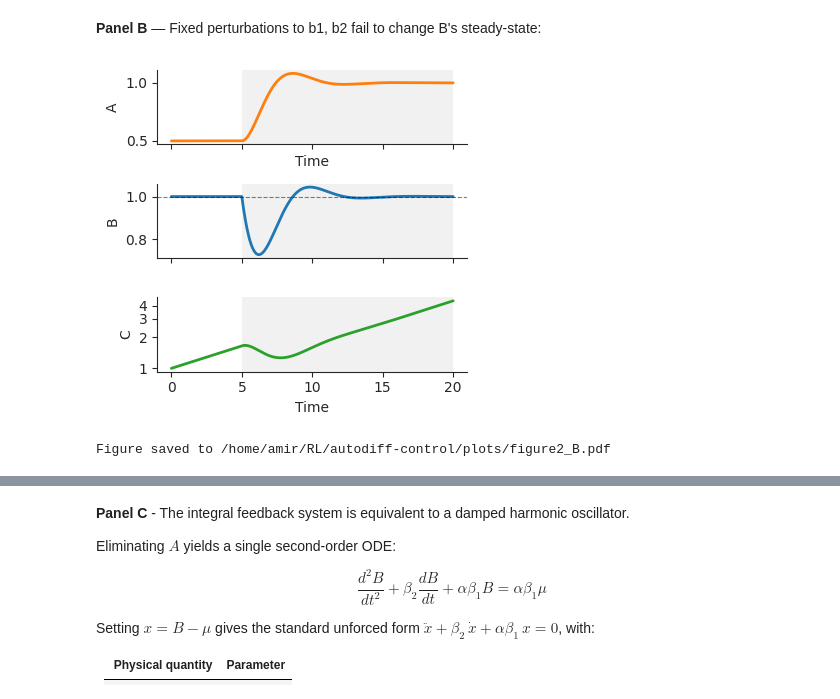
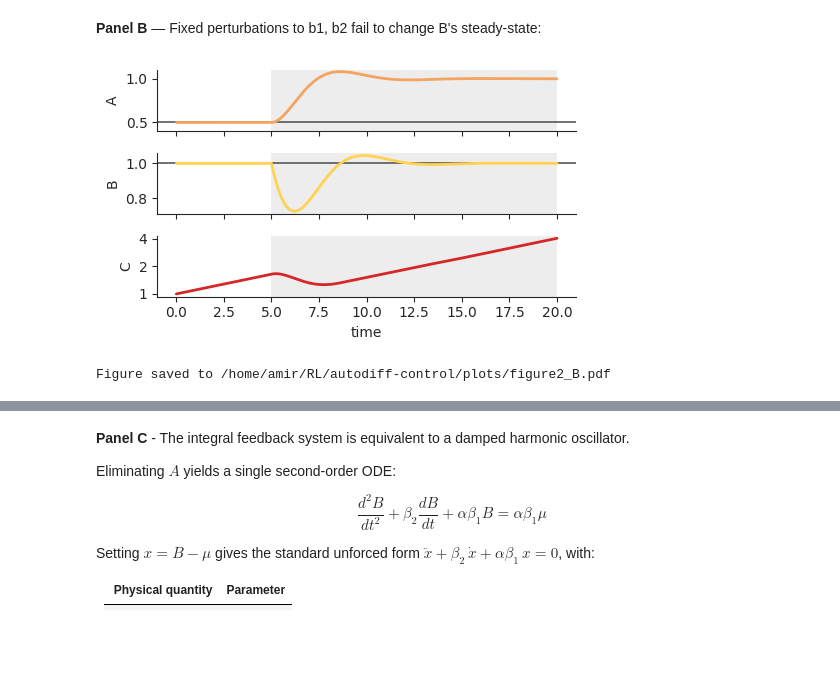
Before and after one commit to Liamir/autodiff-control, a Jupyter notebook: notebooks/figure2.ipynb, the cells around one changed output, grey strips where cells are left out. Saved outputs shown, nothing was run; the diff lists cells and outputs as text; code cells hidden in the pictures; blank space fills up the shorter version.

```diff
--- a/notebooks/figure2.ipynb
+++ b/notebooks/figure2.ipynb
@@ -238,17 +30,0 @@ array([ 1.01      ,  1.00993767,  1.00985087, ..., 82.32153546,
-# %%
-# Add A(t) to data_B (run_panel_B only stored B)
-p = PANEL_B
-A_ss = p['beta2_base'] * mu / p['beta1_base']
-x0_ss = [A_ss, mu, 1.0]
-t1 = np.linspace(0, p['t_switch'], 250)
-sol1 = solve_ivp(
-    lambda t_, y: minimal_rhs(y, p['alpha'], p['beta1_base'], p['beta2_base'], p['c1'], p['c2']).tolist(),
-    [0, p['t_switch']], x0_ss, dense_output=True, max_step=0.05)
-
-y_switch = sol1.sol(p['t_switch'])
-t2 = np.linspace(p['t_switch'], p['t_end'], 500)
-sol2 = solve_ivp(
-    lambda t_, y: minimal_rhs(y, p['alpha'], p['beta1_pert'], p['beta2_pert'], p['c1'], p['c2']).tolist(),
-    [p['t_switch'], p['t_end']], y_switch, dense_output=True, max_step=0.05)
-
-data_B['A'] = np.concatenate([sol1.sol(t1)[0], sol2.sol(t2[1:])[0]])
@@ -258,42 +392,46 @@ data_B['A'] = np.concatenate([sol1.sol(t1)[0], sol2.sol(t2[1:])[0]])
 # Panel B: standalone plot — B(t) on top, A(t) below
 
 lw = 2
 
-fig, axs = plt.subplots(3, 1, figsize=(4, 3.75), sharex=True,)
+fig, axs = plt.subplots(3, 1, figsize=(5, 3.0), sharex=True,)
 
 (ax_B, ax_A, ax_C) = axs
 
 # A(t) — no phase labels
 ax = axs[0]
-ax.plot(data_B['t'], data_B['A'], lw=lw, color='C1')
+ax.plot(data_B['t'], data_B['A'], lw=lw, color='sandybrown')
+ax.axhline(0.5, color='0.35', lw=1.2, zorder=1)  # setpoint
 ax.set_ylabel('A')
-ax.set_xlabel('Time')
+ax.set_ylim(0.4, 1.1)
 
 # B(t) — with phase labels
 ax = axs[1]
-ax.plot(data_B['t'], data_B['B'], lw=lw, color='C0')
-ax.axhline(mu, color='black', ls='--', lw=0.8, alpha=0.5)
+ax.plot(data_B['t'], data_B['B'], lw=lw, color='#ffd351')
+ax.axhline(mu, color='0.35', lw=1.2, zorder=1)  # setpoint
 ax.set_ylabel('B')
 
 # C(t) - Cancer in log scale
 ax = axs[2]
-ax.plot(data_B['t'], data_B['C'], lw=lw, color='C2')
+ax.plot(data_B['t'], data_B['C'], lw=lw, color='tab:red')
 ax.set_yscale('log')
 ax.set_ylabel('C')
-ax.set_xlabel('Time')
-ax.set_yticks([1, 2, 3, 4])
-ax.set_yticklabels([1, 2, 3, 4])
+ax.set_xlabel('time')
+ax.set_yticks([1, 2, 4])
+ax.set_yticklabels([1, 2, 4])
+# On a log axis spanning less than a decade, matplotlib labels the minor
+# ticks too (that is where the stray 3x10^0 comes from): drop the minor ticks.
+ax.minorticks_off()
 
 for ax in axs:
-    ax.axvspan(data_B['t_switch'], data_B['t'].max(), color='lightgray', alpha=0.3, lw=0)
+    ax.axvspan(data_B['t_switch'], data_B['t'].max(), color=SHADE_COLOR, lw=0, zorder=-1)
     # ax.set_xlim(0, 25)
     sns.despine(ax=ax)
 
 
 plt.tight_layout()
 plt.show()
 
 save_fig(fig, 'figure2_B.pdf')
 # %% [output]
-[figure, old version]
+[figure, new version]
 Figure saved to /home/amir/RL/autodiff-control/plots/figure2_B.pdf
```
Also changed, not shown: parts of 35 cells of this notebook, 18 other files.
